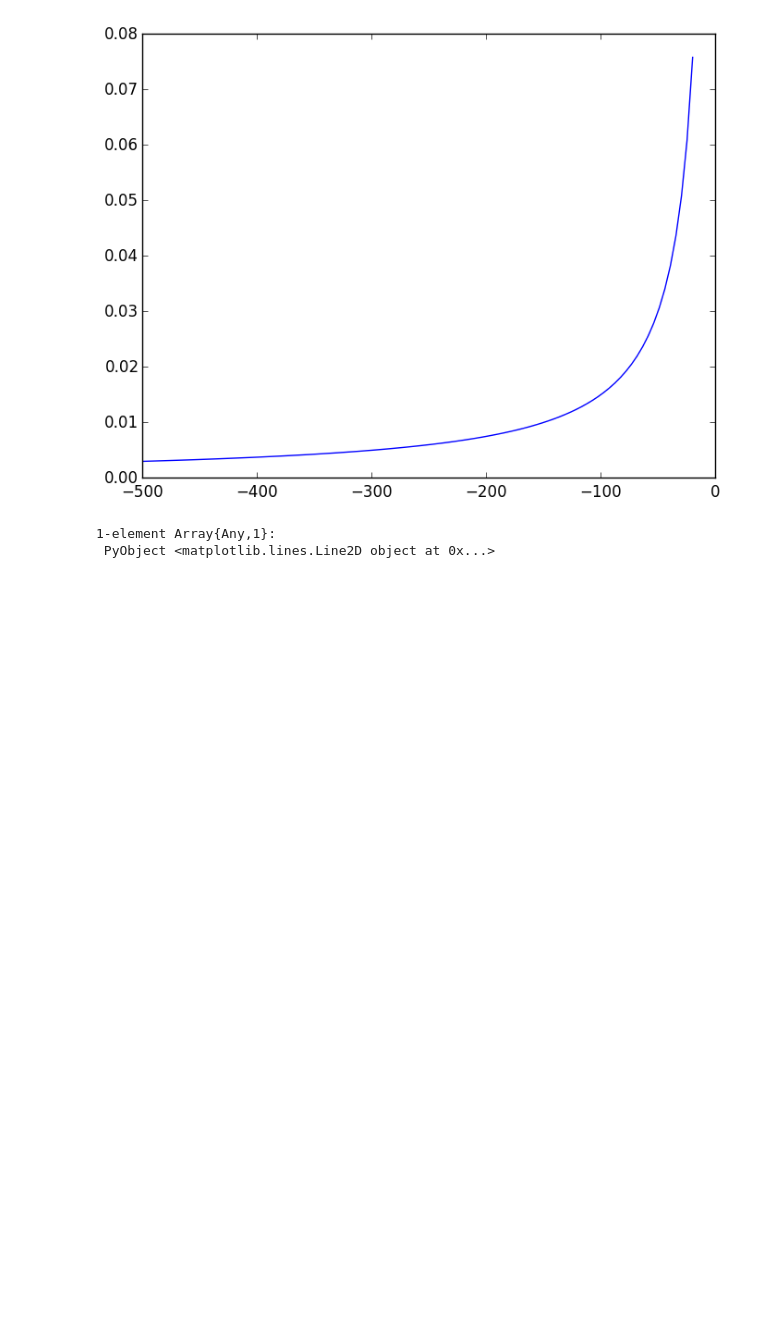
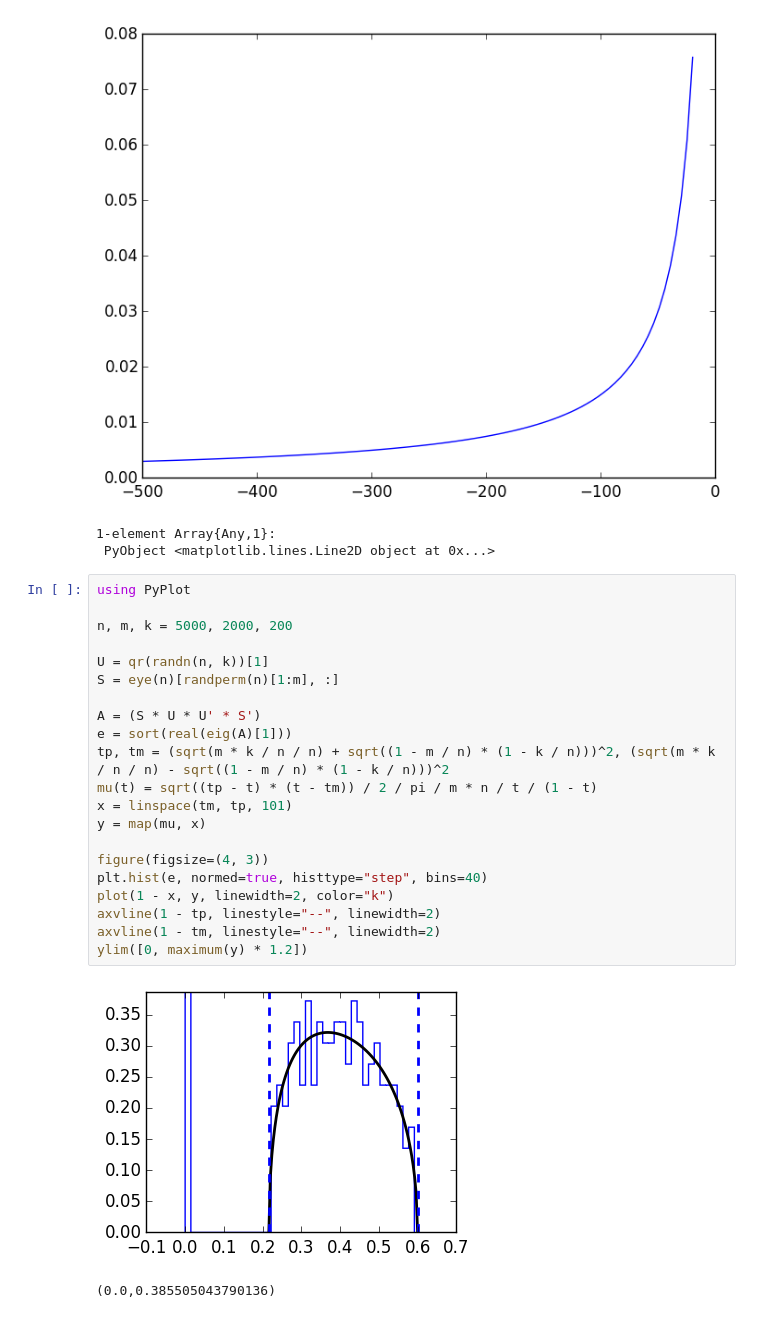
Before and after one commit to ganguli-lab/single-trial, a Jupyter notebook: notebooks/scratch.ipynb, the cells around one changed output. Drawn from its saved outputs; the diff is of its cells as text; blank space fills up the shorter version.

```diff
--- a/notebooks/scratch.ipynb
+++ b/notebooks/scratch.ipynb
@@ -50,3 +50,27 @@ plot(x, map(z, x))
 [figure]
 1-element Array{Any,1}:
  PyObject <matplotlib.lines.Line2D object at 0x...>
+# %%
+using PyPlot
+
+n, m, k = 5000, 2000, 200
+
+U = qr(randn(n, k))[1]
+S = eye(n)[randperm(n)[1:m], :]
+
+A = (S * U * U' * S')
+e = sort(real(eig(A)[1]))
+tp, tm = (sqrt(m * k / n / n) + sqrt((1 - m / n) * (1 - k / n)))^2, (sqrt(m * k / n / n) - sqrt((1 - m / n) * (1 - k / n)))^2
+mu(t) = sqrt((tp - t) * (t - tm)) / 2 / pi / m * n / t / (1 - t)
+x = linspace(tm, tp, 101)
+y = map(mu, x)
+
+figure(figsize=(4, 3))
+plt.hist(e, normed=true, histtype="step", bins=40)
+plot(1 - x, y, linewidth=2, color="k")
+axvline(1 - tp, linestyle="--", linewidth=2)
+axvline(1 - tm, linestyle="--", linewidth=2)
+ylim([0, maximum(y) * 1.2])
+# %% [output]
+[figure, added]
+(0.0,0.385505043790136)
```
Also changed, not shown: parts of 3 cells of this notebook, 3 other files.
